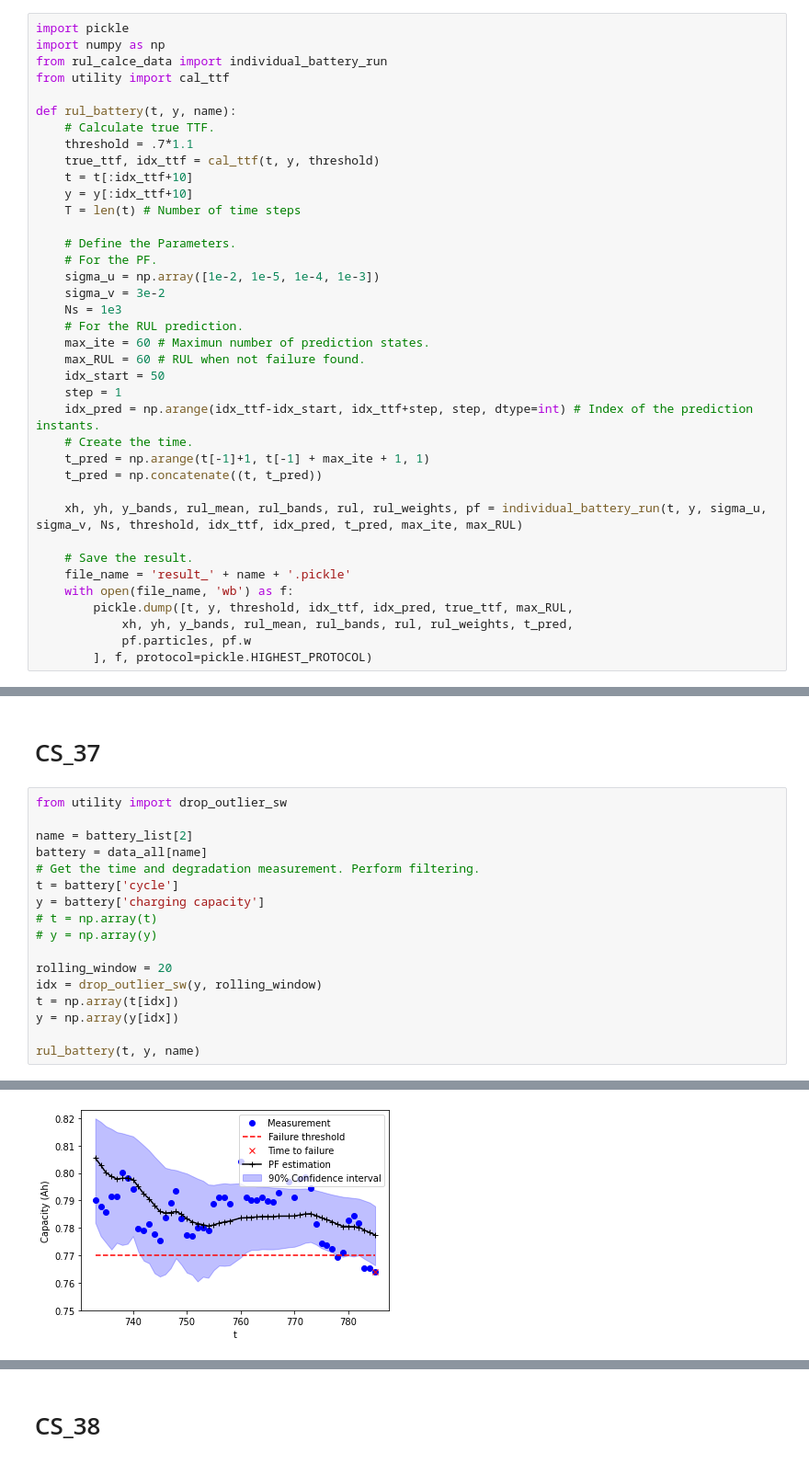
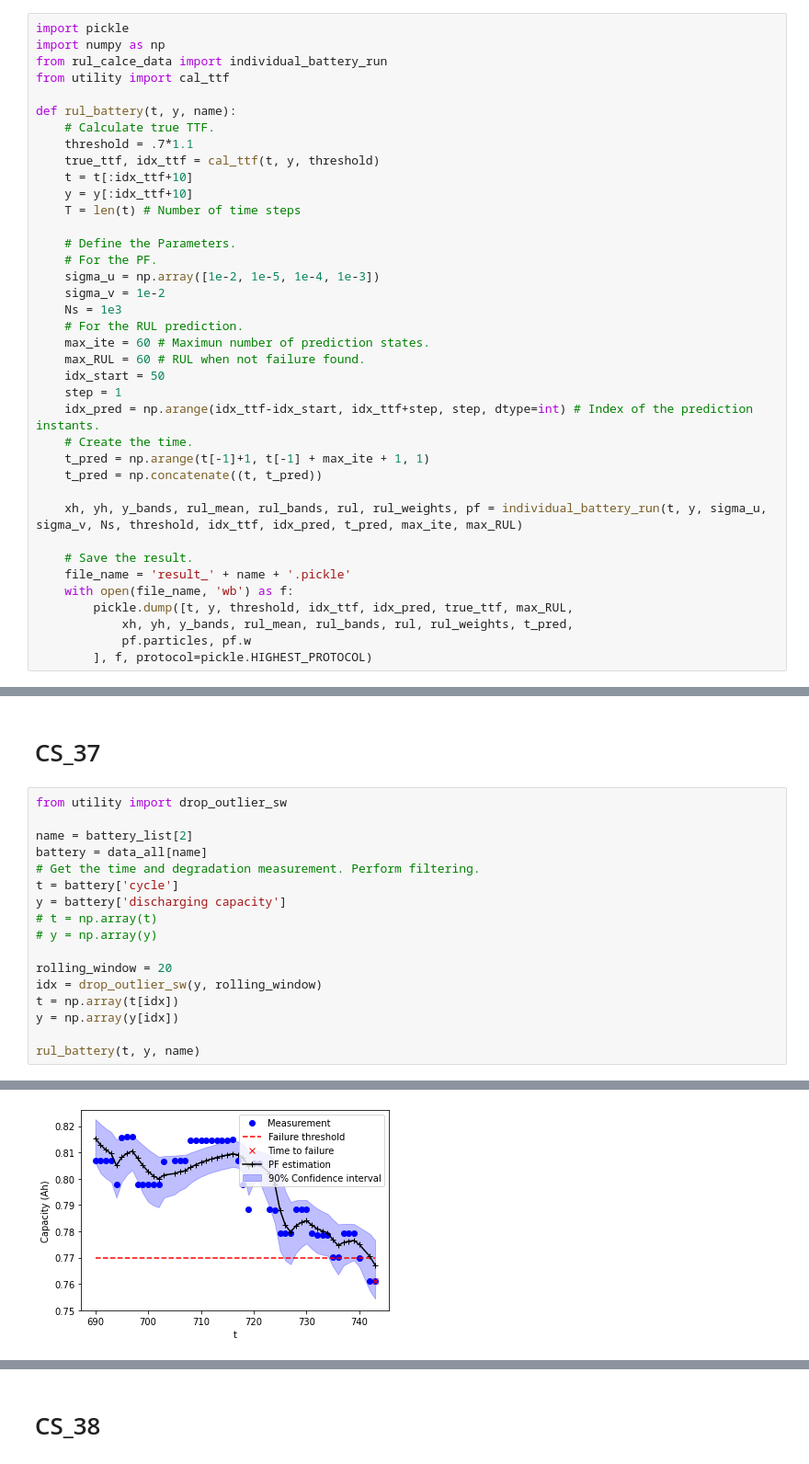
Before and after one commit to sonic160/battery_calce, a Jupyter notebook: rul_pf_battery.ipynb, the cells around one changed output, grey strips where cells are left out. Shown at 92% size. Drawn from its saved outputs; the diff is of its cells as text.

```diff
--- a/rul_pf_battery.ipynb
+++ b/rul_pf_battery.ipynb
@@ -15,7 +15,7 @@ def rul_battery(t, y, name):
     # Define the Parameters.
     # For the PF.
     sigma_u = np.array([1e-2, 1e-5, 1e-4, 1e-3])
-    sigma_v = 3e-2
+    sigma_v = 1e-2
     Ns = 1e3
     # For the RUL prediction.
     max_ite = 60 # Maximun number of prediction states.
@@ -100,7 +137,7 @@ name = battery_list[2]
 battery = data_all[name]
 # Get the time and degradation measurement. Perform filtering.
 t = battery['cycle']
-y = battery['charging capacity']
+y = battery['discharging capacity']
 # t = np.array(t)
 # y = np.array(y)
 
@@ -115 +152 @@ rul_battery(t, y, name)
-[figure, old version]
+[figure, new version]
```
Also changed, not shown: parts of 15 cells of this notebook, 10 other files.
